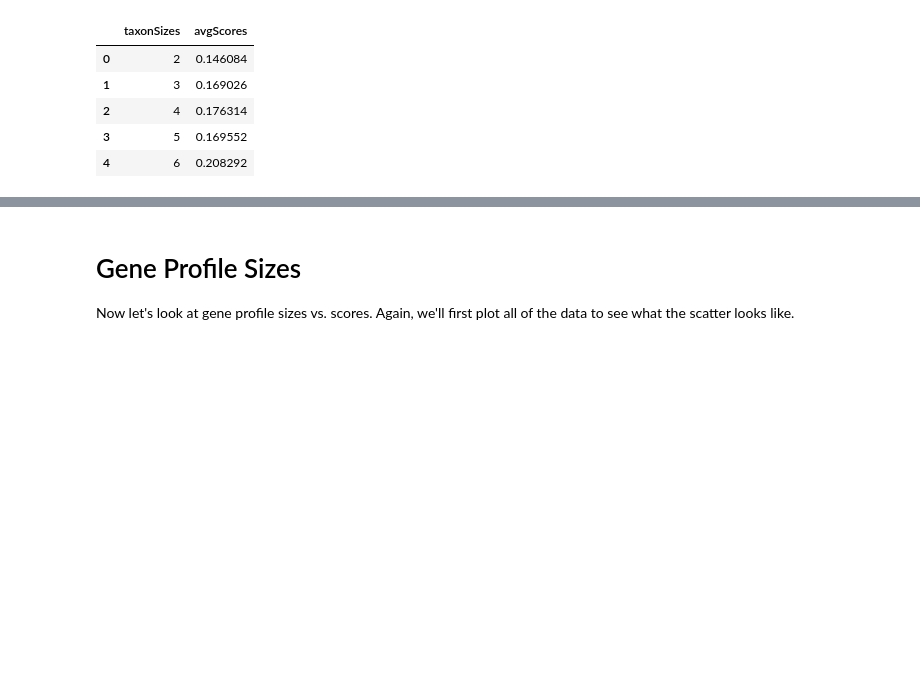
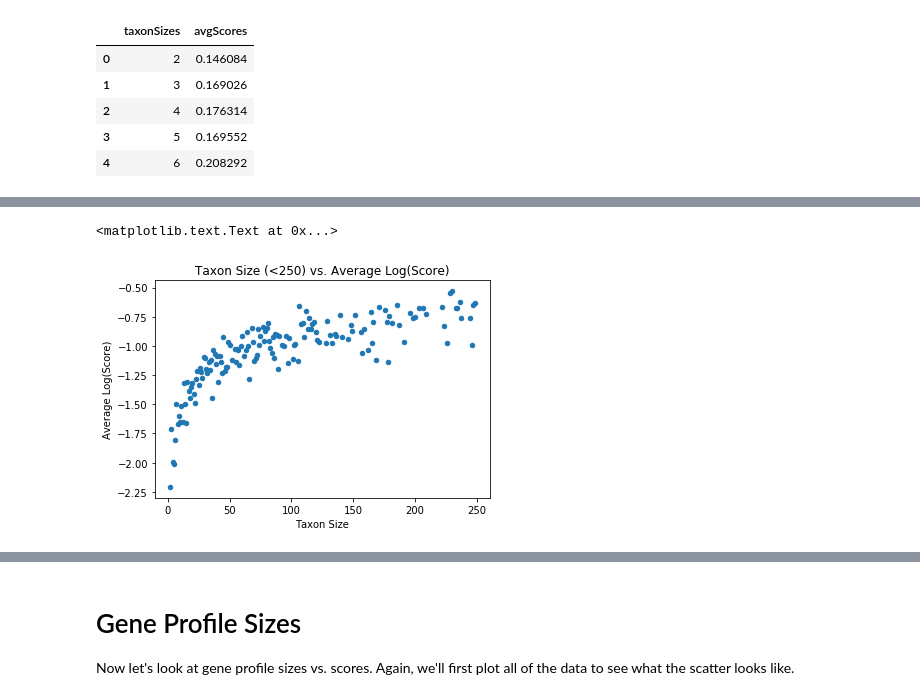
Before and after one commit to odumitr/Gene-and-Taxa-Analysis, a Jupyter notebook: src/regression_plot.ipynb, the cells around one changed output, grey strips where cells are left out. Saved outputs shown, nothing was run; the diff lists cells and outputs as text; code cells hidden in the pictures; blank space fills up the shorter version.

```diff
--- a/src/regression_plot.ipynb
+++ b/src/regression_plot.ipynb
@@ -155,4 +199,12 @@ plt.show()
 [figure]
+# %%
+smallTaxaLog = taxonAndAvgScoresLog[taxonAndAvgScoresLog['taxonSizes'] < 250]
+smallTaxaLog.plot('taxonSizes', 'avgScores', kind='scatter', title='Taxon Size (<250) vs. Average Log(Score)')
+plt.xlabel('Taxon Size')
+plt.ylabel('Average Log(Score)')
+# %% [output]
+<matplotlib.text.Text at 0x...>
+[figure, added]
 # %%
 mediumTaxa = taxonAndAvgScores[(taxonAndAvgScores['taxonSizes'] > 250) & (taxonAndAvgScores['taxonSizes'] < 500)]
 mediumTaxa.plot('taxonSizes', 'avgScores', kind='scatter', title='Taxon Size (251-500) vs. Average Score')
```
Also changed, not shown: parts of 33 cells of this notebook.
